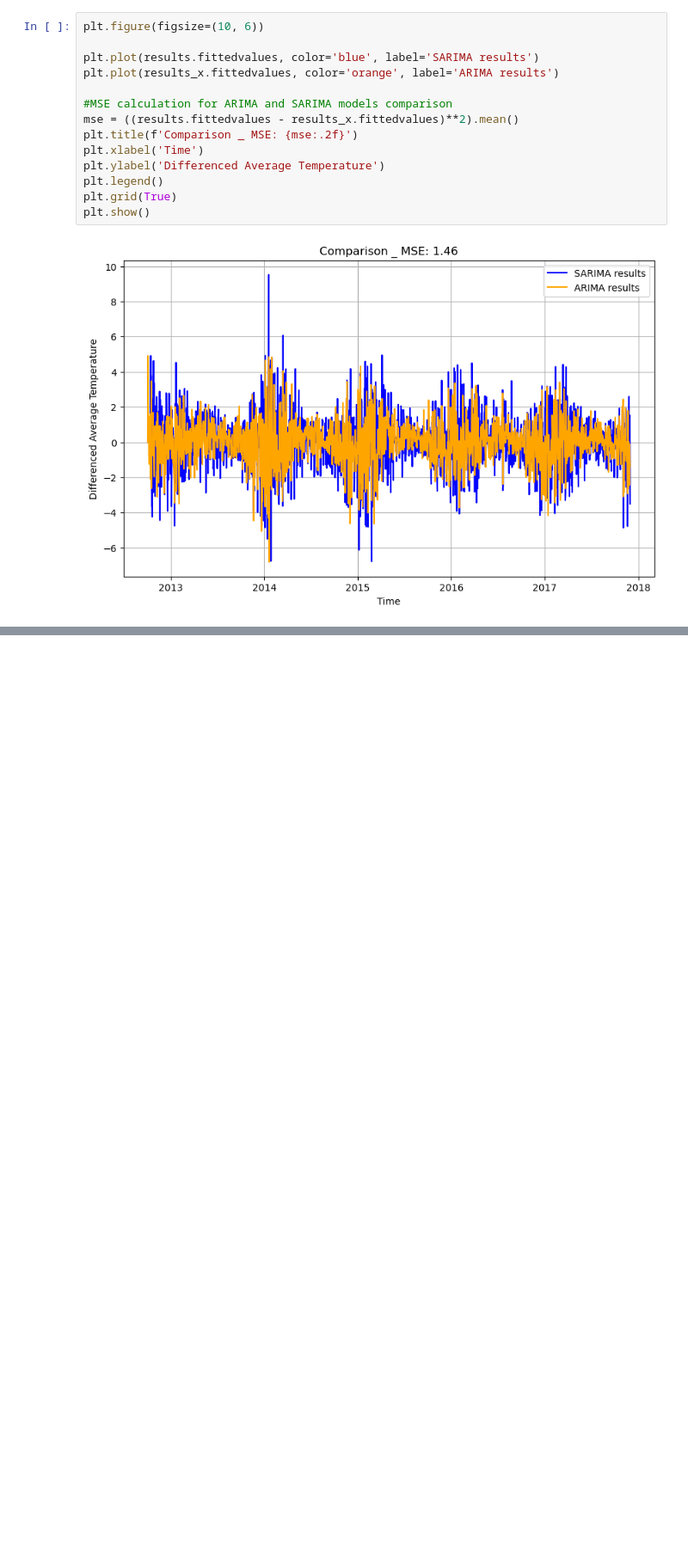
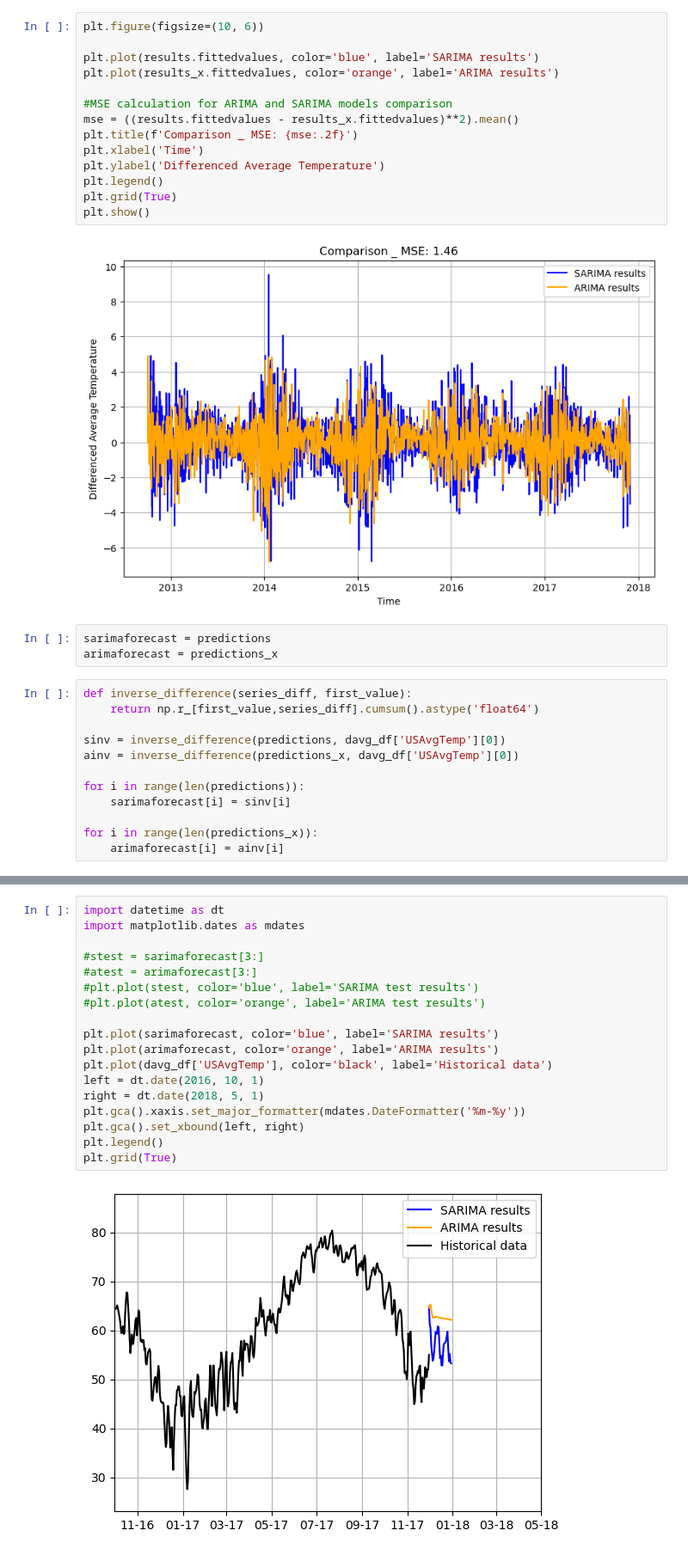
Before and after one commit to rickrekkem/WeatherForecasters, a Jupyter notebook: cap-final-project.ipynb, the cells around one changed output, grey strips where cells are left out. Shown: that part at 86% size. Drawn from its saved outputs; the diff is of its cells as text; blank space fills up the shorter version.

```diff
--- a/cap-final-project.ipynb
+++ b/cap-final-project.ipynb
@@ -463,3 +463,18 @@ plt.grid(True)
 plt.show()
 # %% [output]
 [figure]
+# %%
+sarimaforecast = predictions
+arimaforecast = predictions_x
+# %%
+def inverse_difference(series_diff, first_value):
+    return np.r_[first_value,series_diff].cumsum().astype('float64')
+
+sinv = inverse_difference(predictions, davg_df['USAvgTemp'][0])
+ainv = inverse_difference(predictions_x, davg_df['USAvgTemp'][0])
+
+for i in range(len(predictions)):
+    sarimaforecast[i] = sinv[i]
+
+for i in range(len(predictions_x)):
+    arimaforecast[i] = ainv[i]
@@ -465,0 +521,20 @@ plt.show()
+# %%
+import datetime as dt
+import matplotlib.dates as mdates
+
+#stest = sarimaforecast[3:]
+#atest = arimaforecast[3:]
+#plt.plot(stest, color='blue', label='SARIMA test results')
+#plt.plot(atest, color='orange', label='ARIMA test results')
+
+plt.plot(sarimaforecast, color='blue', label='SARIMA results')
+plt.plot(arimaforecast, color='orange', label='ARIMA results')
+plt.plot(davg_df['USAvgTemp'], color='black', label='Historical data')
+left = dt.date(2016, 10, 1)
+right = dt.date(2018, 5, 1)
+plt.gca().xaxis.set_major_formatter(mdates.DateFormatter('%m-%y'))
+plt.gca().set_xbound(left, right)
+plt.legend()
+plt.grid(True)
+# %% [output]
+[figure, added]
```
Also changed, not shown: parts of 3 cells of this notebook.
